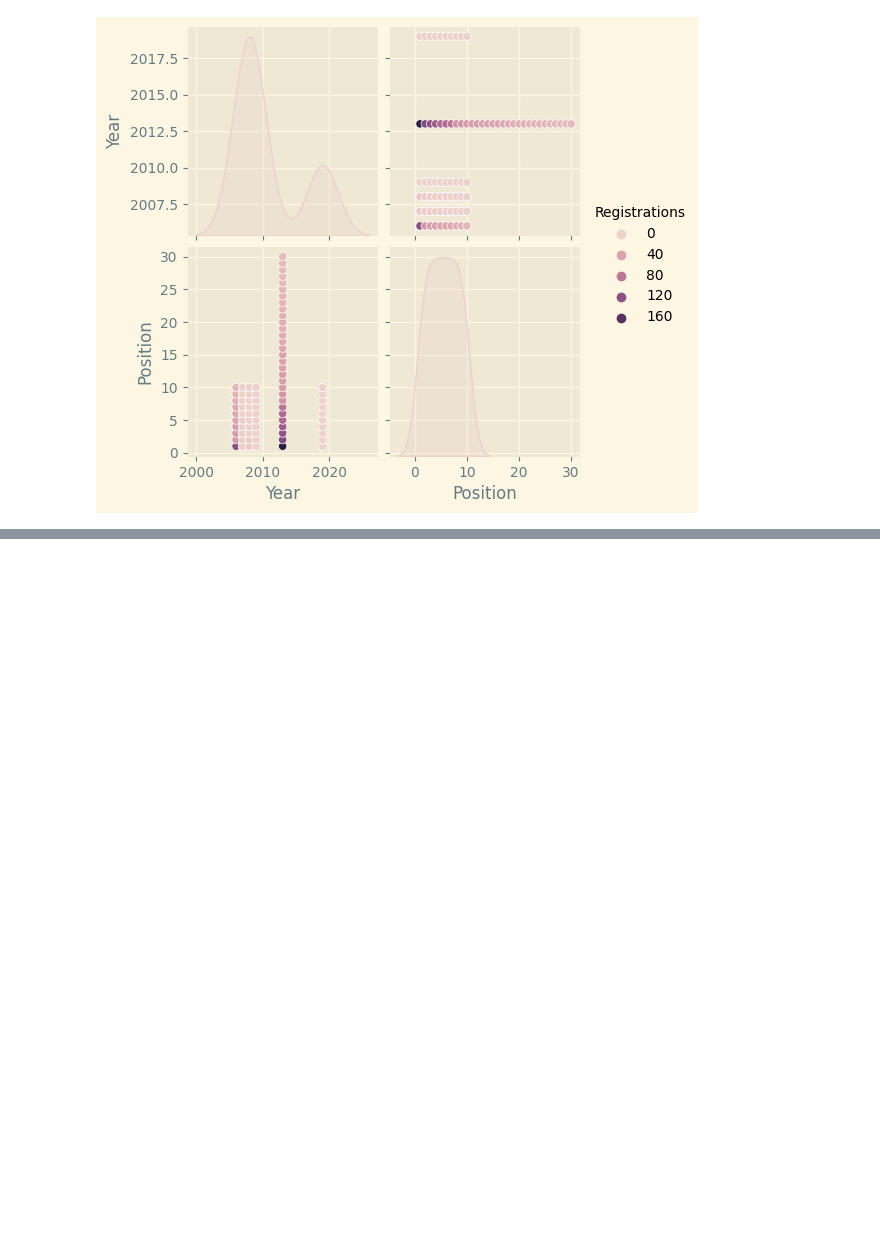
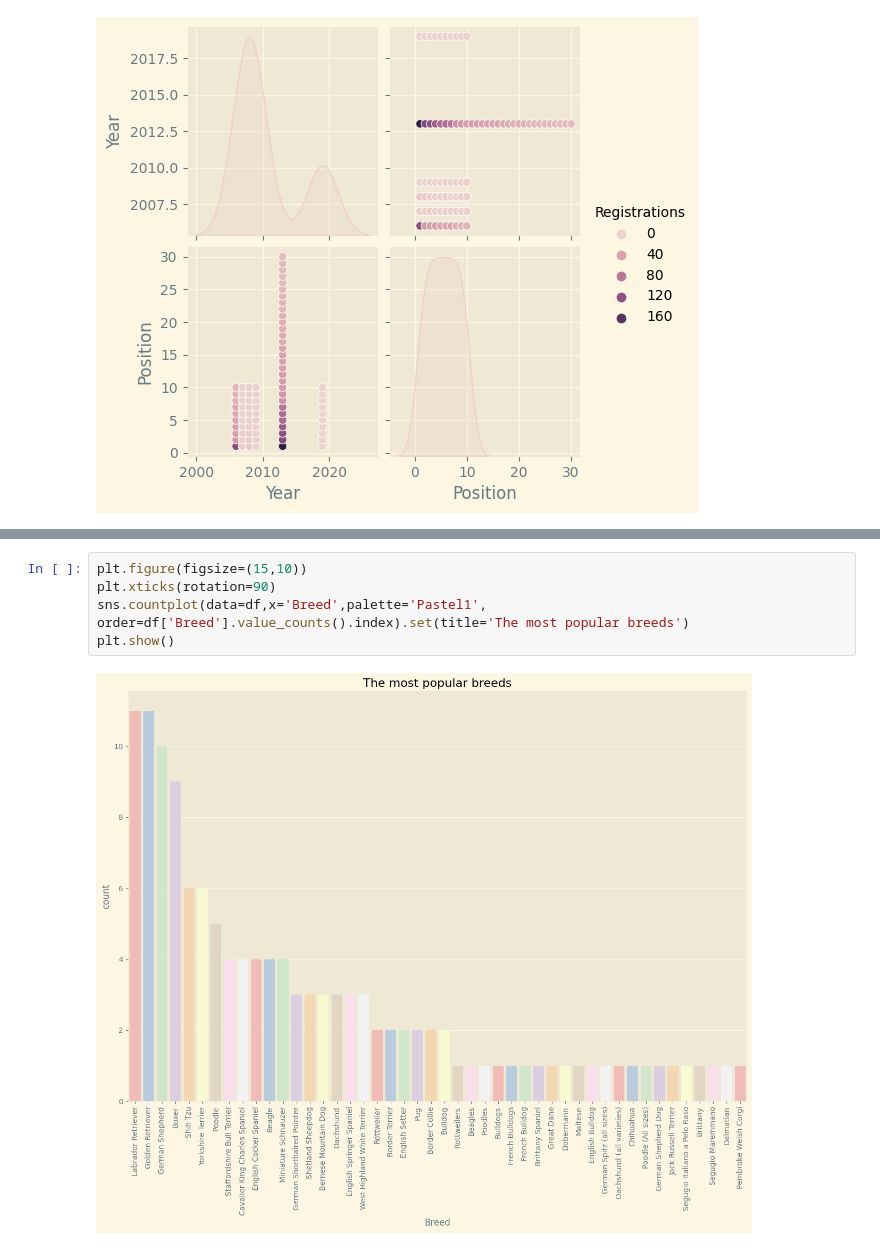
Before and after one commit to pooyanosk1382/DogBreeds, a Jupyter notebook: Dog.ipynb, the cells around one changed output, grey strips where cells are left out. Cells and saved outputs as stored; diff of their text form; blank space fills up the shorter version.

```diff
--- a/Dog.ipynb
+++ b/Dog.ipynb
@@ -81,0 +93,7 @@ sns.pairplot(df, hue='Registrations')
+# %%
+plt.figure(figsize=(15,10))
+plt.xticks(rotation=90)
+sns.countplot(data=df,x='Breed',palette='Pastel1', order=df['Breed'].value_counts().index).set(title='The most popular breeds')
+plt.show()
+# %% [output]
+[figure, added]
```
Also changed, not shown: parts of 2 cells of this notebook.
